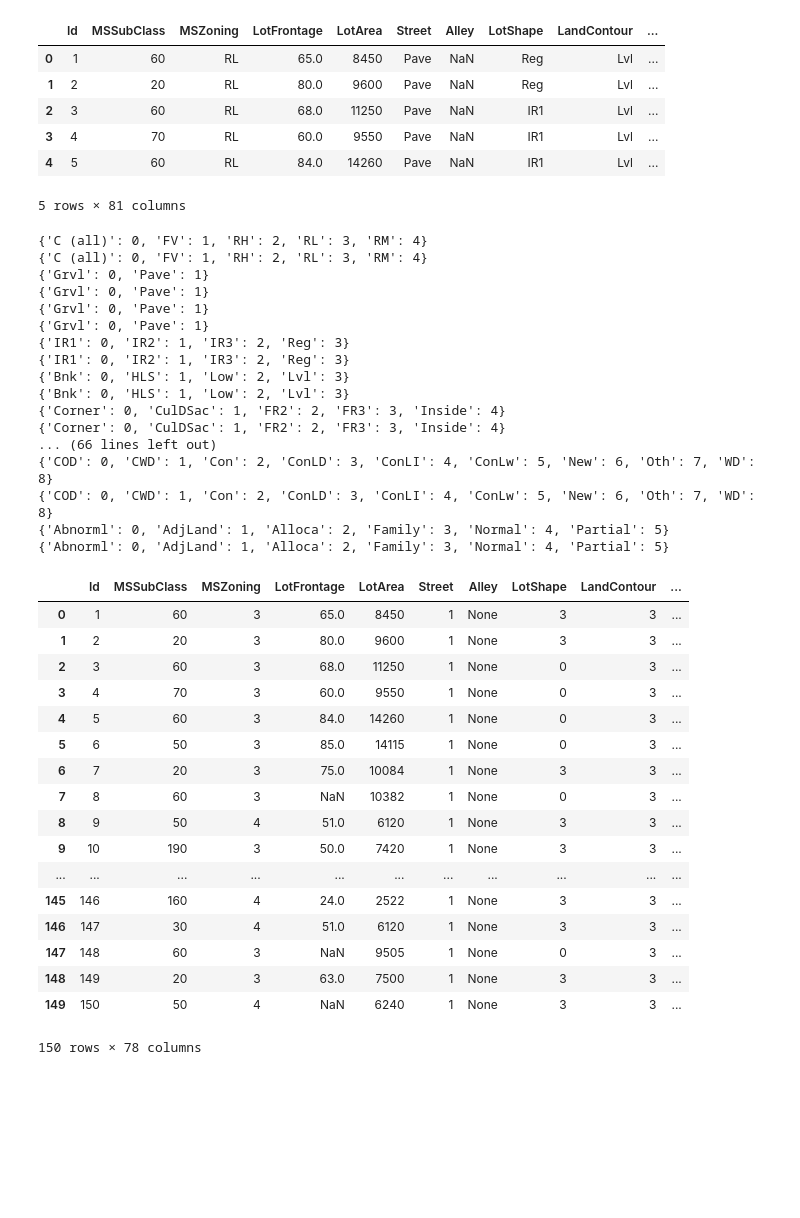
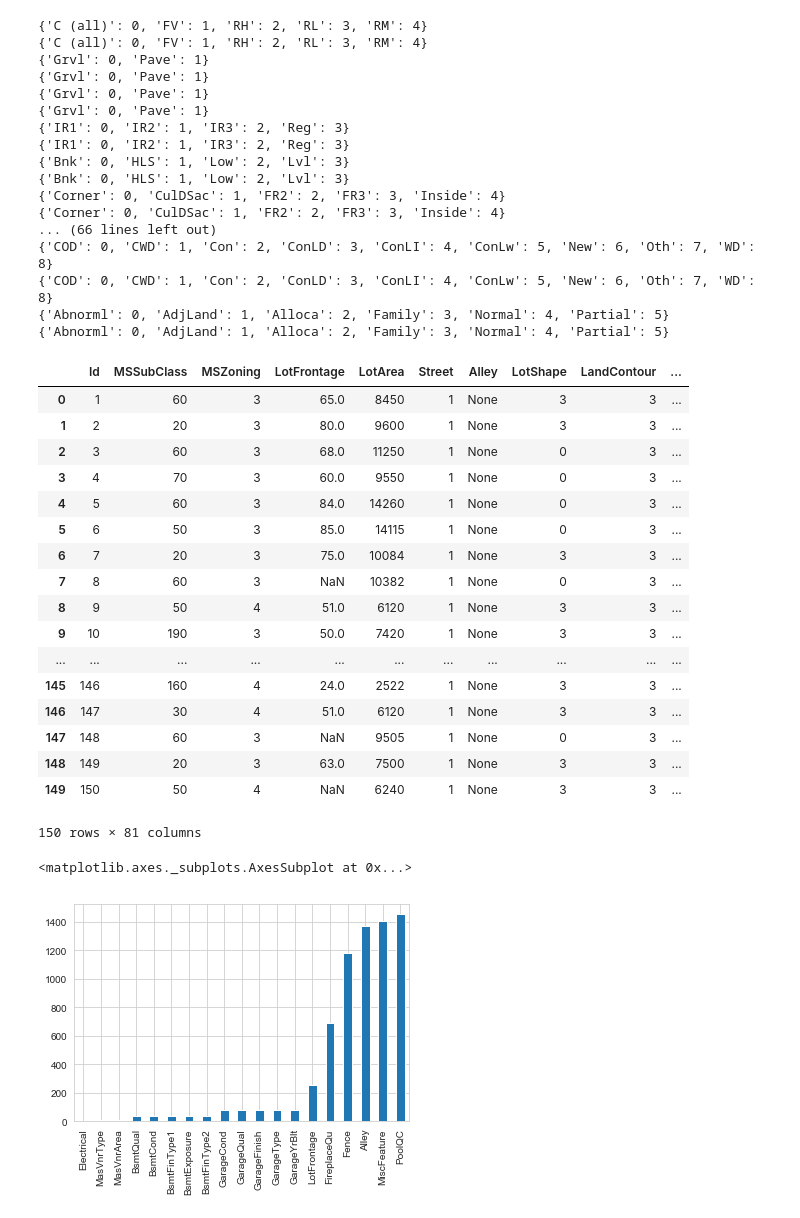
Before and after one commit to foreverloop/house-regress-k, a Jupyter notebook: HouseRegression.ipynb, the cells around one changed output. Cells and saved outputs as stored; diff of their text form; code cells hidden in the pictures; blank space fills up the shorter version.

Commit message:
data exploration

```diff
--- a/HouseRegression.ipynb
+++ b/HouseRegression.ipynb
@@ -1,16 +1,20 @@
 # %%
 #import xgboost as xgb
-import pandas as pd
+import pandas as pd #pandas stands for panel data
 import numpy as np
 import math as ma
+import seaborn as sns
+import scipy.stats as stats
 import matplotlib.pyplot as plt
 
 from sklearn.impute import SimpleImputer
 from sklearn.preprocessing import StandardScaler
 from sklearn.decomposition import PCA
+from sklearn.cluster import KMeans
 
 from sklearn.model_selection import cross_val_score
 from sklearn.model_selection import train_test_split
+from sklearn.manifold import TSNE
 from sklearn.metrics import mean_absolute_error
 from sklearn.ensemble import RandomForestRegressor
 from scipy.stats import linregress
@@ -46,17 +50,13 @@ def makeOrdinal(df,label,showDict):
         df.at[j,label] = strcat_dict.get(row[label])
 
     return df
-
-df_train.head()
-# %% [output]
-|  | Id | MSSubClass | MSZoning | LotFrontage | LotArea | Street | Alley | LotShape | LandContour | ... |
-| 0 | 1 | 60 | RL | 65.0 | 8450 | Pave | NaN | Reg | Lvl | ... |
-| 1 | 2 | 20 | RL | 80.0 | 9600 | Pave | NaN | Reg | Lvl | ... |
-| 2 | 3 | 60 | RL | 68.0 | 11250 | Pave | NaN | IR1 | Lvl | ... |
-| 3 | 4 | 70 | RL | 60.0 | 9550 | Pave | NaN | IR1 | Lvl | ... |
-| 4 | 5 | 60 | RL | 84.0 | 14260 | Pave | NaN | IR1 | Lvl | ... |
-5 rows × 81 columns
 # %%
+quantitative = [f for f in df_train.columns if df_train.dtypes[f] != 'object']
+quantitative.remove('SalePrice') #unsure...
+quantitative.remove('Id') #tells us nothing
+qualitative = [f for f in df_train.columns if df_train.dtypes[f] == 'object']
+
+#had the same idea
 categorical_cols = ["MSZoning","Street","Alley","LotShape","LandContour","LotConfig",\
                     "LandSlope","Neighborhood","Condition1","Condition2","BldgType",\
                     "HouseStyle","RoofStyle","RoofMatl","Exterior1st","Exterior2nd",\
@@ -74,9 +74,9 @@ for column in categorical_cols:
 #drop columns that are too sparse to be of any statistical significance
 #print("Before", df_train.shape, df_test.shape, all_df_list[0].shape, all_df_list[1].shape)
 
-df_train = df_train.drop(['Utilities','PoolArea','PoolQC'], axis=1)
-df_test = df_test.drop(['Utilities','PoolArea','PoolQC'], axis=1)
-all_df_list = [df_train,df_test]
+#df_train = df_train.drop(['Utilities','PoolArea','PoolQC'], axis=1)
+#df_test = df_test.drop(['Utilities','PoolArea','PoolQC'], axis=1)
+#all_df_list = [df_train,df_test]
 
 #print("After", df_train.shape, df_test.shape, all_df_list[0].shape, all_df_list[1].shape)
 df_train.head(150)
@@ -115,4 +115,16 @@ df_train.head(150)
 | 147 | 148 | 60 | 3 | NaN | 9505 | 1 | None | 0 | 3 | ... |
 | 148 | 149 | 20 | 3 | 63.0 | 7500 | 1 | None | 3 | 3 | ... |
 | 149 | 150 | 50 | 4 | NaN | 6240 | 1 | None | 3 | 3 | ... |
-150 rows × 78 columns
+150 rows × 81 columns
+# %%
+#quick way to see what data is missing
+#remember I dropped the pool stuff and utilities earlier as they had no variation
+
+sns.set_style("whitegrid")
+missing = df_train.isnull().sum()
+missing = missing[missing > 0]
+missing.sort_values(inplace=True)
+missing.plot.bar()
+# %% [output]
+<matplotlib.axes._subplots.AxesSubplot at 0x...>
+[figure, added]
```
Also changed, not shown: parts of 12 cells of this notebook.
